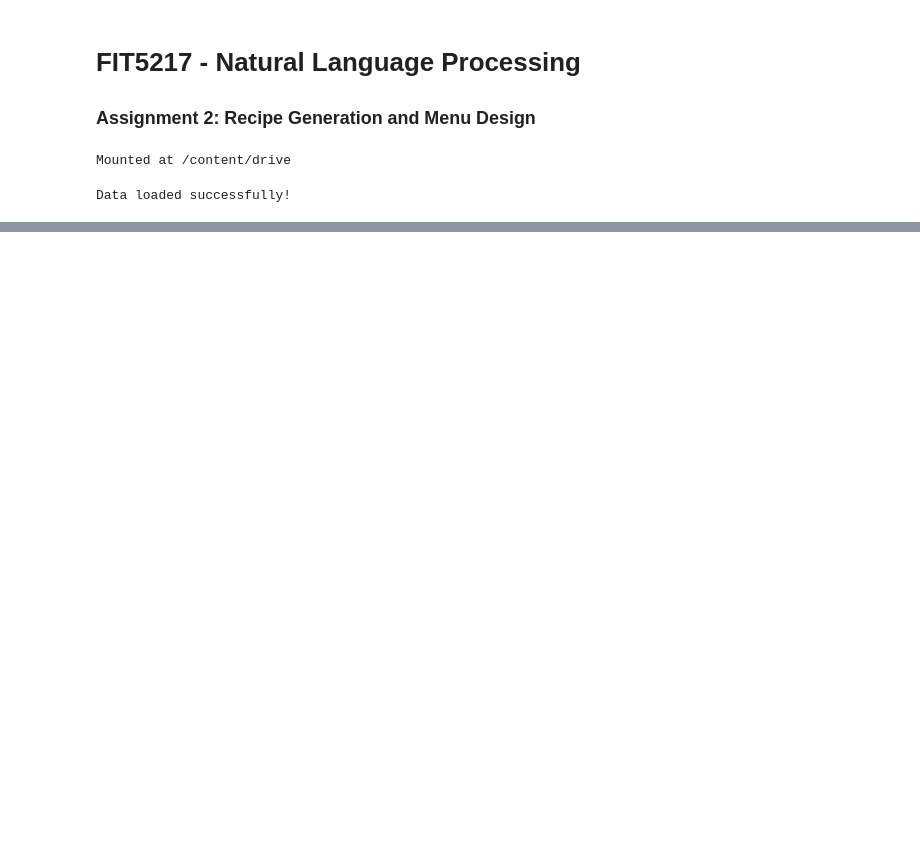
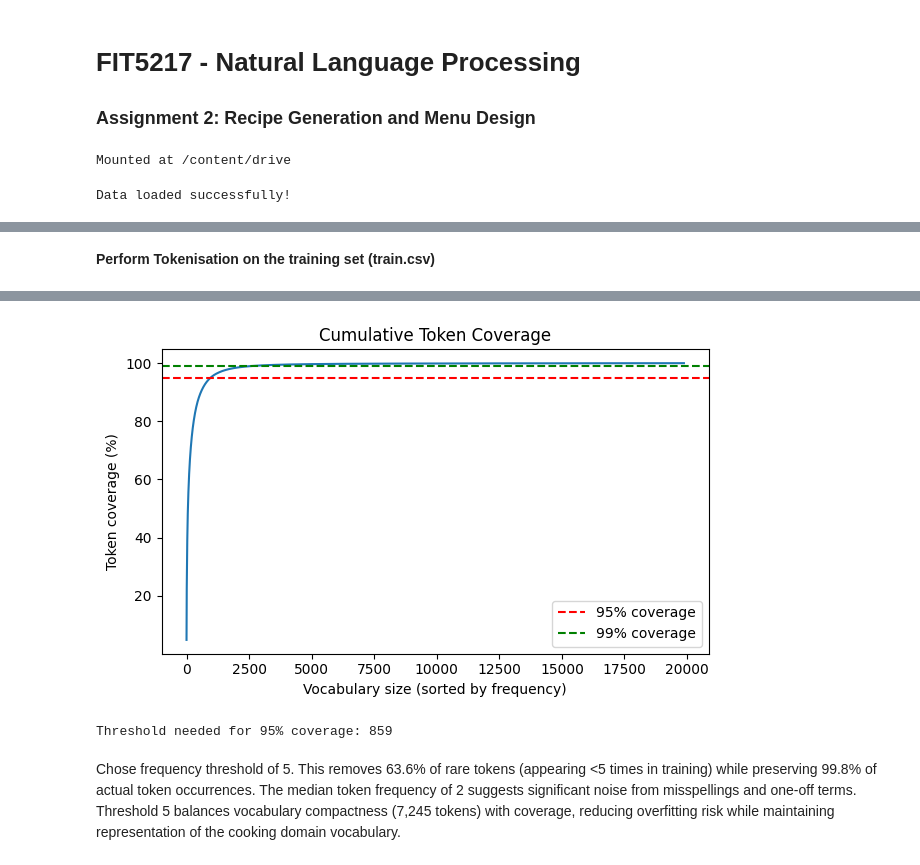
Before and after one commit to miggle711/natural-language-processsing, a Jupyter notebook: fit5217_ass2_recipe_generation_and_menu_design.ipynb, the cells around one changed output, grey strips where cells are left out. Cells and saved outputs as stored; diff of their text form; code cells hidden in the pictures; blank space fills up the shorter version.

Commit message:
Implemented tokenisation, EDA for UNK threshold value, and word2idx and idx2word mapping for train set

```diff
--- a/fit5217_ass2_recipe_generation_and_menu_design.ipynb
+++ b/fit5217_ass2_recipe_generation_and_menu_design.ipynb
@@ -25,0 +84,71 @@ Data loaded successfully!
+# %% [markdown]
+**Perform Tokenisation on the training set (train.csv)**
+# %%
+import json
+from collections import Counter
+
+training_tokens = []
+
+all_tokens = []
+for ingredients_json in train_df['Ingredients']:
+    ingredients = json.loads(ingredients_json)
+    for ingredient in ingredients:
+        all_tokens.extend(tokenize(ingredient))
+
+for recipe_json in train_df['Recipe']:
+    recipes = json.loads(recipe_json)
+    for recipe in recipes:
+        all_tokens.extend(tokenize(recipe))
+
+# 2. Build vocabulary
+token_counts = Counter(all_tokens)
+# %%
+import matplotlib.pyplot as plt
+import numpy as np
+
+
+token_counts = Counter(all_tokens)
+frequencies = list(token_counts.values())
+
+print(f"Total unique tokens: {len(token_counts)}")
+print(f"Total tokens: {sum(frequencies)}")
+print(f"Mean frequency: {np.mean(frequencies):.2f}")
+print(f"Median frequency: {np.median(frequencies):.2f}")
+print(f"Std dev: {np.std(frequencies):.2f}")
+print(f"Min: {min(frequencies)}, Max: {max(frequencies)}")
+
+# 2. Cumulative coverage analysis
+sorted_counts = sorted(frequencies, reverse=True)
+cumsum = np.cumsum(sorted_counts)
+coverage = (cumsum / cumsum[-1]) * 100
+
+thresholds = [1, 2, 3, 5, 10, 15, 20]
+for thresh in thresholds:
+    vocab_size = sum(1 for f in frequencies if f >= thresh)
+    oov_rate = sum(1 for f in frequencies if f < thresh) / len(token_counts) * 100
+    coverage_pct = (sum(f for f in frequencies if f >= thresh) / sum(frequencies)) * 100
+    print(f"Threshold {thresh}: vocab={vocab_size}, OOV types={oov_rate:.1f}%, token coverage={coverage_pct:.1f}%")
+
+# 3. Visualization
+plt.figure(figsize=(12, 4))
+
+
+# Cumulative coverage
+plt.subplot(1, 2, 2)
+plt.plot(range(len(sorted_counts)), coverage)
+plt.axhline(95, color='r', linestyle='--', label='95% coverage')
+plt.axhline(99, color='g', linestyle='--', label='99% coverage')
+plt.xlabel('Vocabulary size (sorted by frequency)')
+plt.ylabel('Token coverage (%)')
+plt.title('Cumulative Token Coverage')
+plt.legend()
+
+plt.tight_layout()
+plt.show()
+
+# 4. Find threshold for target coverage
+target_coverage = 0.95
+idx = np.argmax(coverage >= target_coverage * 100)
+threshold_for_95 = sorted_counts[idx]
+print(f"\nThreshold needed for 95% coverage: {threshold_for_95}")
+# %% [output]
@@ -25,0 +168,4 @@ Data loaded successfully!
+[figure, added]
+Threshold needed for 95% coverage: 859
+# %% [markdown]
+Chose frequency threshold of 5. This removes 63.6% of rare tokens (appearing <5 times in training) while preserving 99.8% of actual token occurrences. The median token frequency of 2 suggests significant noise from misspellings and one-off terms. Threshold 5 balances vocabulary compactness (7,245 tokens) with coverage, reducing overfitting risk while maintaining representation of the cooking domain vocabulary.
```
Also changed, not shown: parts of 12 cells of this notebook.
